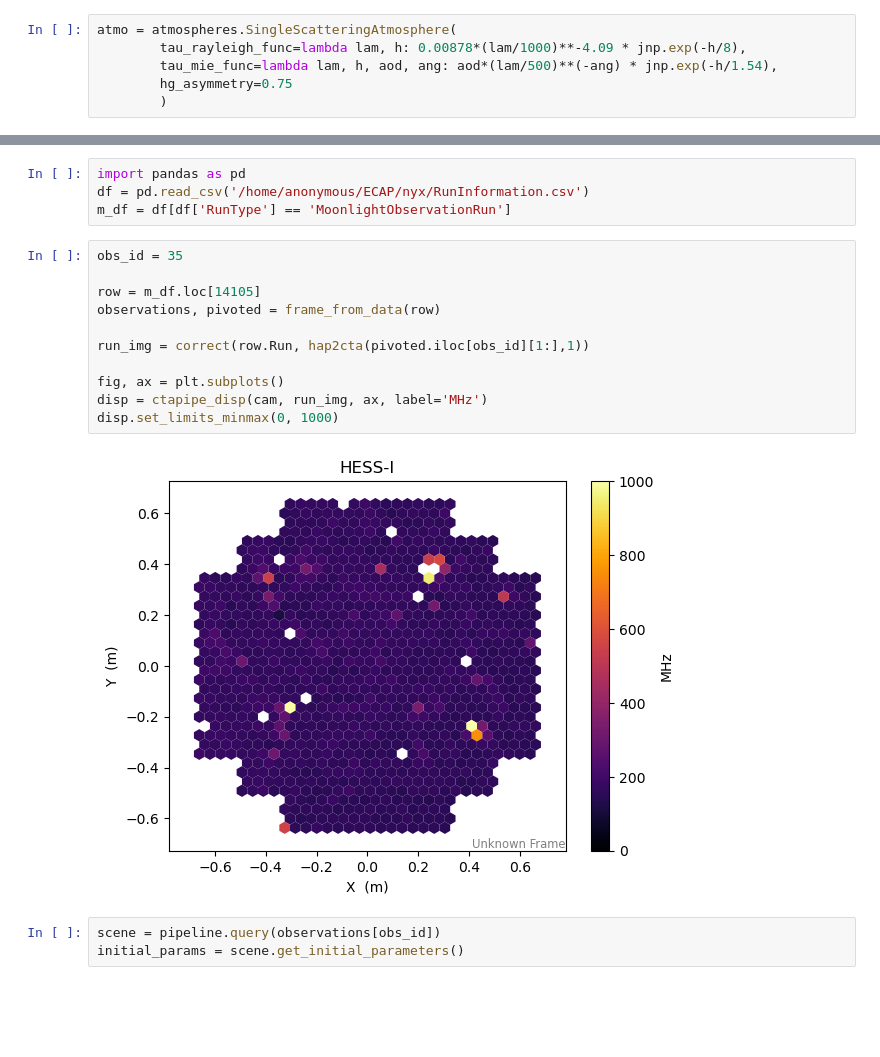
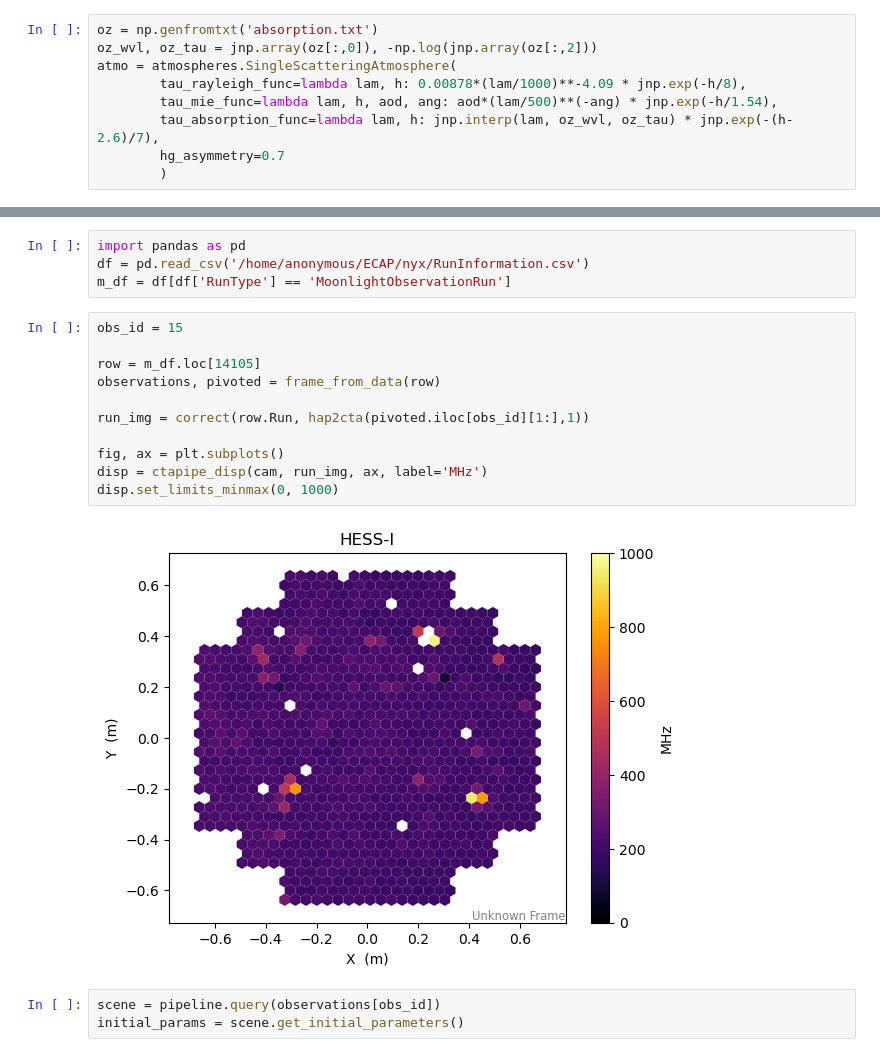
Before and after one commit to GerritRo/nyx, a Jupyter notebook: examples/Test.ipynb, the cells around one changed output, grey strips where cells are left out. Drawn from its saved outputs; the diff is of its cells as text; blank space fills up the shorter version.

```diff
--- a/examples/Test.ipynb
+++ b/examples/Test.ipynb
@@ -99,10 +99,13 @@ with config_context(grid_dim=4):
 # %%
 from nyx.atmosphere import atmospheres
 # %%
+oz = np.genfromtxt('absorption.txt')
+oz_wvl, oz_tau = jnp.array(oz[:,0]), -np.log(jnp.array(oz[:,2]))
 atmo = atmospheres.SingleScatteringAtmosphere(
         tau_rayleigh_func=lambda lam, h: 0.00878*(lam/1000)**-4.09 * jnp.exp(-h/8),
         tau_mie_func=lambda lam, h, aod, ang: aod*(lam/500)**(-ang) * jnp.exp(-h/1.54),
-        hg_asymmetry=0.75
+        tau_absorption_func=lambda lam, h: jnp.interp(lam, oz_wvl, oz_tau) * jnp.exp(-(h-2.6)/7),
+        hg_asymmetry=0.7
         )
 # %%
 %%time
@@ -319,18 +319,18 @@ import pandas as pd
 df = pd.read_csv('/home/anonymous/ECAP/nyx/RunInformation.csv')
 m_df = df[df['RunType'] == 'MoonlightObservationRun']
 # %%
-obs_id = 35
+obs_id = 15
 
 row = m_df.loc[14105]
 observations, pivoted = frame_from_data(row)
 
 run_img = correct(row.Run, hap2cta(pivoted.iloc[obs_id][1:],1))
 
 fig, ax = plt.subplots()
 disp = ctapipe_disp(cam, run_img, ax, label='MHz')
 disp.set_limits_minmax(0, 1000)
 # %% [output]
-[figure, old version]
+[figure, new version]
 # %%
 scene = pipeline.query(observations[obs_id])
 initial_params = scene.get_initial_parameters()
```
Also changed, not shown: parts of 19 cells of this notebook, 3 other files.
